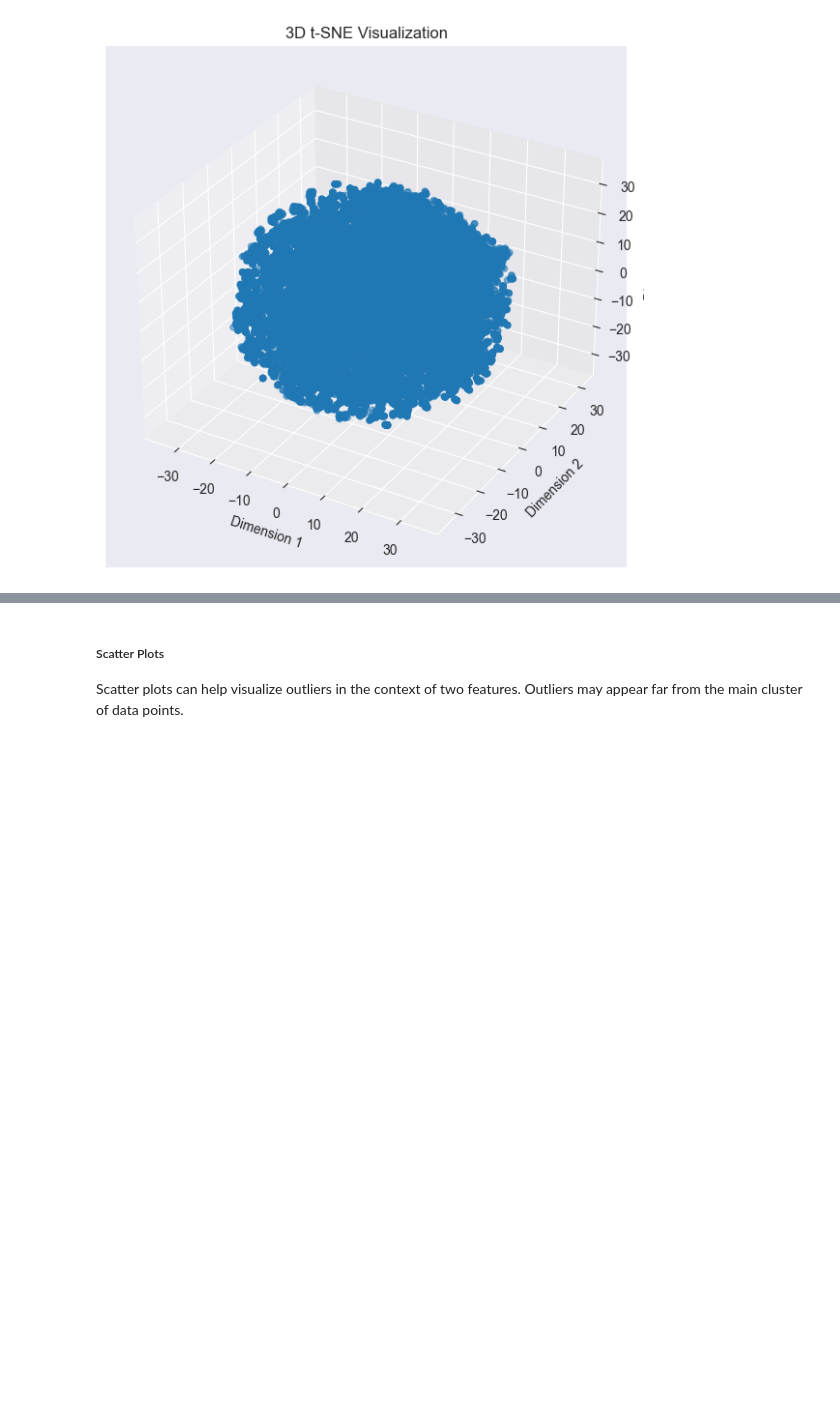
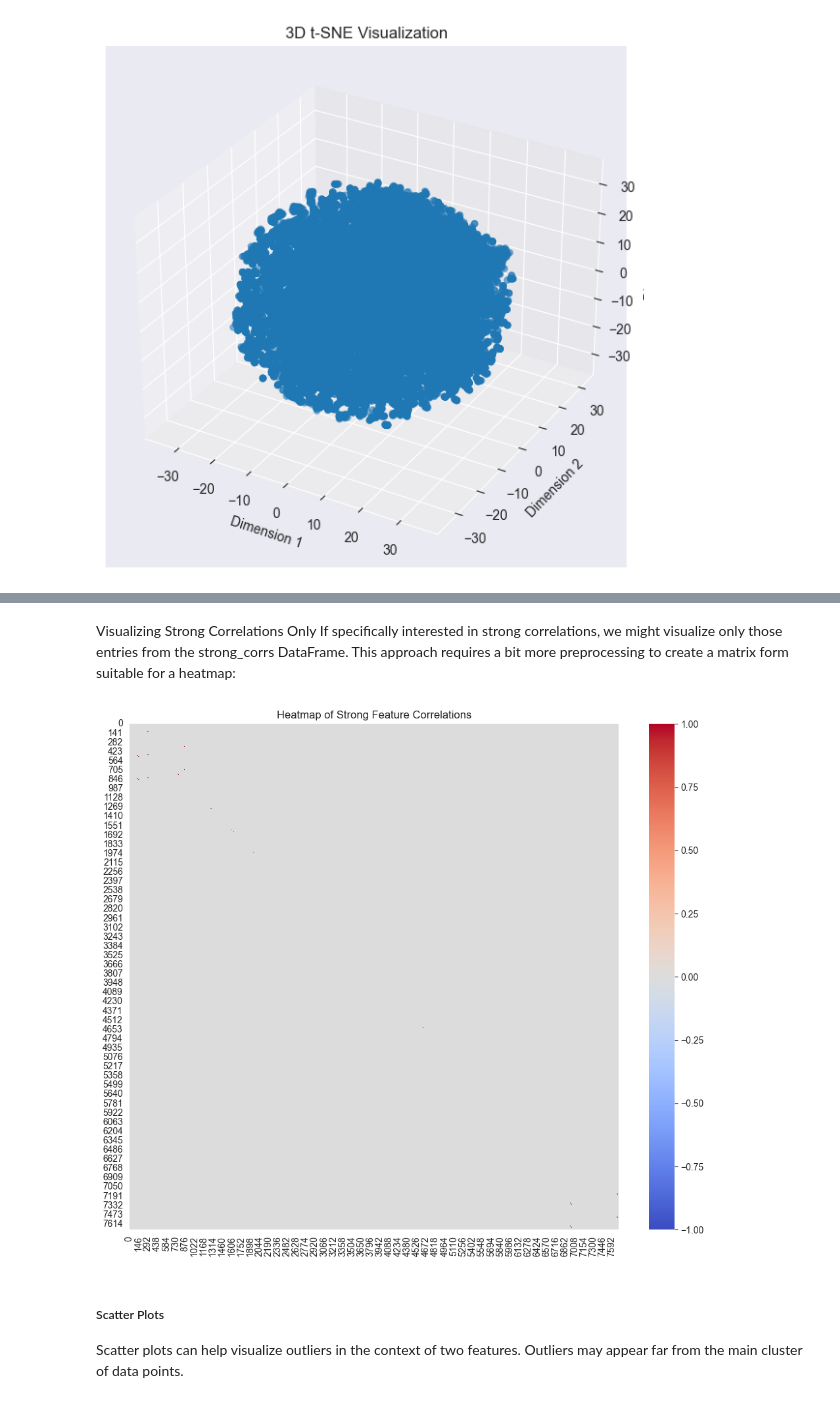
Before and after one commit to wolfram-laube/mlpc-project_team-park, a Jupyter notebook: task_2/report_wolfram.ipynb, the cells around one changed output, grey strips where cells are left out. Drawn from its saved outputs; the diff is of its cells as text; code cells hidden in the pictures; blank space fills up the shorter version.

Commit message:
added visualization of correlation matrix

```diff
--- a/task_2/report_wolfram.ipynb
+++ b/task_2/report_wolfram.ipynb
@@ -331,13 +331,15 @@ correlation_matrix = data_df.corr()
 
 # The result is a DataFrame where each cell [i, j] represents the correlation between features i and j
 
-threshold = 0.9  # Example threshold for strong correlations
+threshold = 0.97  # Example threshold for strong correlations
 strong_corrs = correlation_matrix.abs().stack().reset_index()
 strong_corrs.columns = ['Feature_1', 'Feature_2', 'Correlation']
 strong_corrs = strong_corrs[strong_corrs['Feature_1'] < strong_corrs['Feature_2']]  # Remove self-correlation and duplicates
 strong_corrs = strong_corrs[strong_corrs['Correlation'] > threshold]
 
 print(strong_corrs)
+# Save the filtered strong correlations to a CSV file
+strong_corrs.to_csv('strong_correlations.csv', index=False)
 # %% [output]
           Feature_1  Feature_2  Correlation
 84886            11        186     1.000000
@@ -356,3 +374,24 @@ print(strong_corrs)
+# %% [markdown]
+Visualizing Strong Correlations Only
+If specifically interested in strong correlations, we might visualize only those entries from the strong_corrs DataFrame. This approach requires a bit more preprocessing to create a matrix form suitable for a heatmap:
+# %%
+# Assuming strong_corrs is already filtered for strong correlations
+# Create an empty matrix to fill with strong correlations
+strong_corr_matrix = pd.DataFrame(0, index=np.arange(len(correlation_matrix)), columns=correlation_matrix.columns)
+
+# Fill the matrix with the strong correlation values
+for index, row in strong_corrs.iterrows():
+    feature_1, feature_2, corr_value = row['Feature_1'], row['Feature_2'], row['Correlation']
+    strong_corr_matrix.at[feature_1, feature_2] = corr_value
+    strong_corr_matrix.at[feature_2, feature_1] = corr_value  # Symmetric
+
+# Now visualize this matrix
+plt.figure(figsize=(12, 10))
+sns.heatmap(strong_corr_matrix, cmap='coolwarm', annot=False, vmin=-1, vmax=1)
+plt.title('Heatmap of Strong Feature Correlations')
+plt.show()
+# %% [output]
+[figure, added]
 # %% [markdown]
 
 ##### Scatter Plots
```
Also changed, not shown: parts of 3 cells of this notebook.
